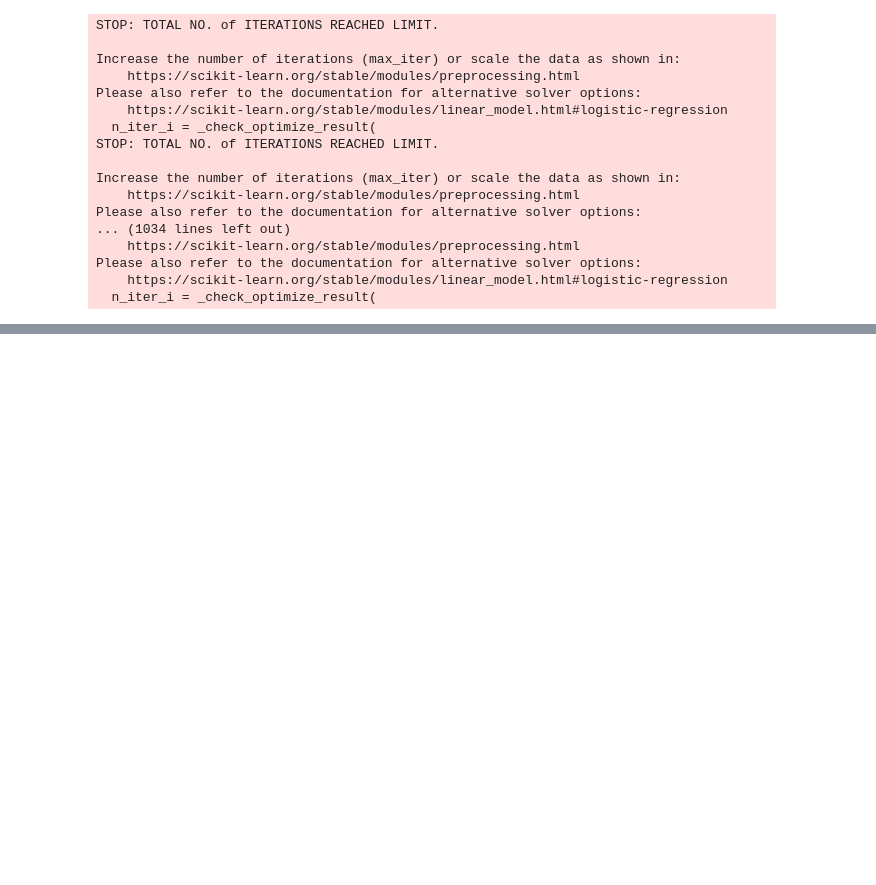
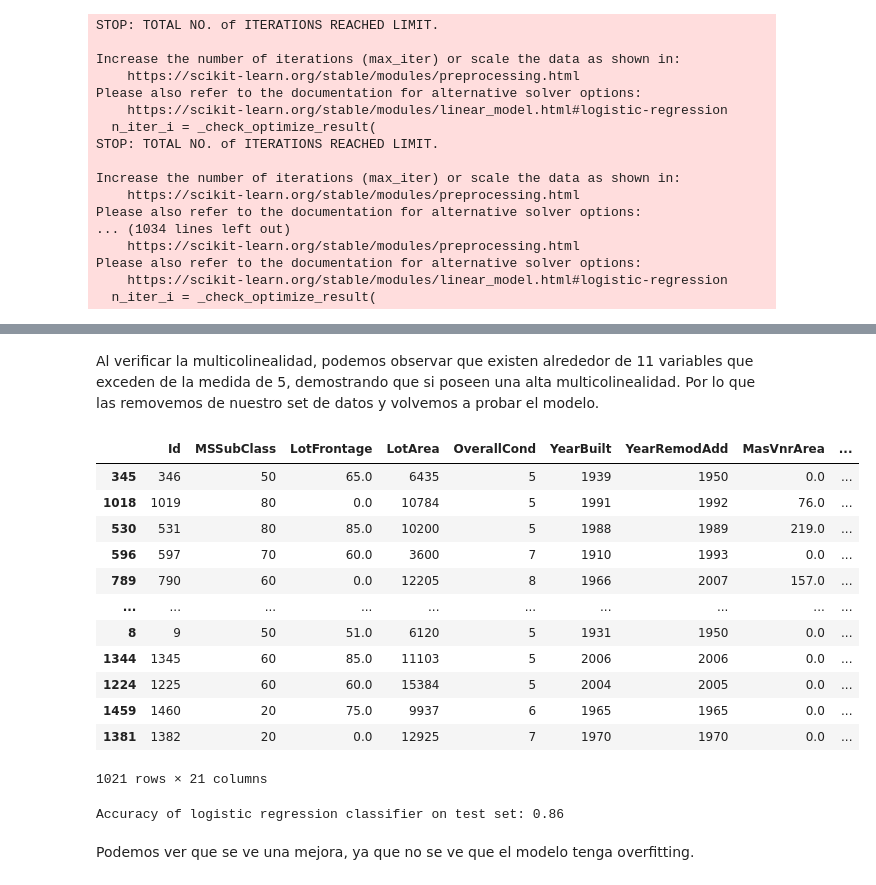
Before and after one commit to estebandonis/HT6-MineriadeDatos, a Jupyter notebook: hoja6.ipynb, the cells around one changed output, grey strips where cells are left out. Saved outputs shown, nothing was run; the diff lists cells and outputs as text; code cells hidden in the pictures; blank space fills up the shorter version.

```diff
--- a/hoja6.ipynb
+++ b/hoja6.ipynb
@@ -268,0 +361,24 @@ weighted avg       0.99      0.99      0.99       438
+# %%
+# Asegúrate de que solo estás utilizando variables numéricas
+df_numeric = houses_df[numerical_columns]
+
+# Agrega una constante a tus variables (esto es necesario para el cálculo del VIF)
+df_numeric['const'] = 1
+
+# Calcula el VIF para cada variable
+vif = pd.DataFrame()
+vif["variables"] = df_numeric.columns
+vif["VIF"] = [variance_inflation_factor(df_numeric.values, i) for i in range(df_numeric.shape[1])]
+
+for i in vif.index:
+    if vif.loc[i]['VIF'] > 5:
+        print(vif.loc[i]['variables']+": ", vif.loc[i]['VIF'])
+        if vif.loc[i]['variables'] not in removal:
+            removal.append(vif.loc[i]['variables'])
+
+removal.remove('const')
+
+for i in removal:
+    numerical_columns.remove(i)
+
+print(removal)
@@ -268,0 +404,27 @@ weighted avg       0.99      0.99      0.99       438
+# %% [markdown]
+Al verificar la multicolinealidad, podemos observar que existen alrededor de 11 variables que exceden de la medida de 5, demostrando que si poseen una alta multicolinealidad. Por lo que las removemos de nuestro set de datos y volvemos a probar el modelo.
+# %%
+logReg = LogisticRegression(solver='liblinear')
+result = logReg.fit(X_train[numerical_columns],y_train)
+X_train[numerical_columns]
+# %% [output]
+|  | Id | MSSubClass | LotFrontage | LotArea | OverallCond | YearBuilt | YearRemodAdd | MasVnrArea | ... |
+| 345 | 346 | 50 | 65.0 | 6435 | 5 | 1939 | 1950 | 0.0 | ... |
+| 1018 | 1019 | 80 | 0.0 | 10784 | 5 | 1991 | 1992 | 76.0 | ... |
+| 530 | 531 | 80 | 85.0 | 10200 | 5 | 1988 | 1989 | 219.0 | ... |
+| 596 | 597 | 70 | 60.0 | 3600 | 7 | 1910 | 1993 | 0.0 | ... |
+| 789 | 790 | 60 | 0.0 | 12205 | 8 | 1966 | 2007 | 157.0 | ... |
+| ... | ... | ... | ... | ... | ... | ... | ... | ... | ... |
+| 8 | 9 | 50 | 51.0 | 6120 | 5 | 1931 | 1950 | 0.0 | ... |
+| 1344 | 1345 | 60 | 85.0 | 11103 | 5 | 2006 | 2006 | 0.0 | ... |
+| 1224 | 1225 | 60 | 60.0 | 15384 | 5 | 2004 | 2005 | 0.0 | ... |
+| 1459 | 1460 | 20 | 75.0 | 9937 | 6 | 1965 | 1965 | 0.0 | ... |
+| 1381 | 1382 | 20 | 0.0 | 12925 | 7 | 1970 | 1970 | 0.0 | ... |
+1021 rows × 21 columns
+# %%
+y_pred = logReg.predict(X_train[numerical_columns])
+print('Accuracy of logistic regression classifier on test set: {:.2f}'.format(logReg.score(X_test[numerical_columns], y_test)))
+# %% [output]
+Accuracy of logistic regression classifier on test set: 0.86
+# %% [markdown]
+Podemos ver que se ve una mejora, ya que no se ve que el modelo tenga overfitting.
```
Also changed, not shown: parts of 21 cells of this notebook.
